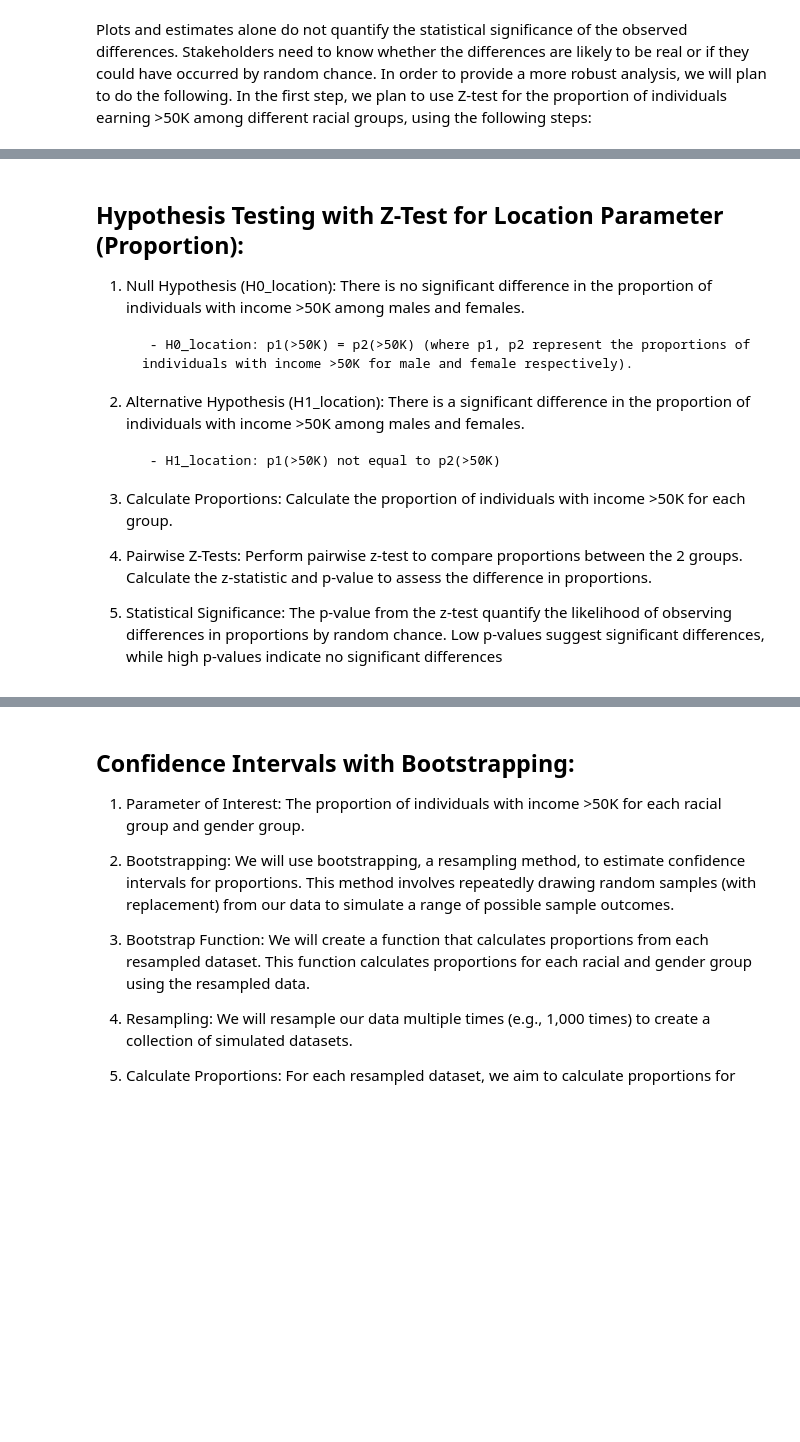
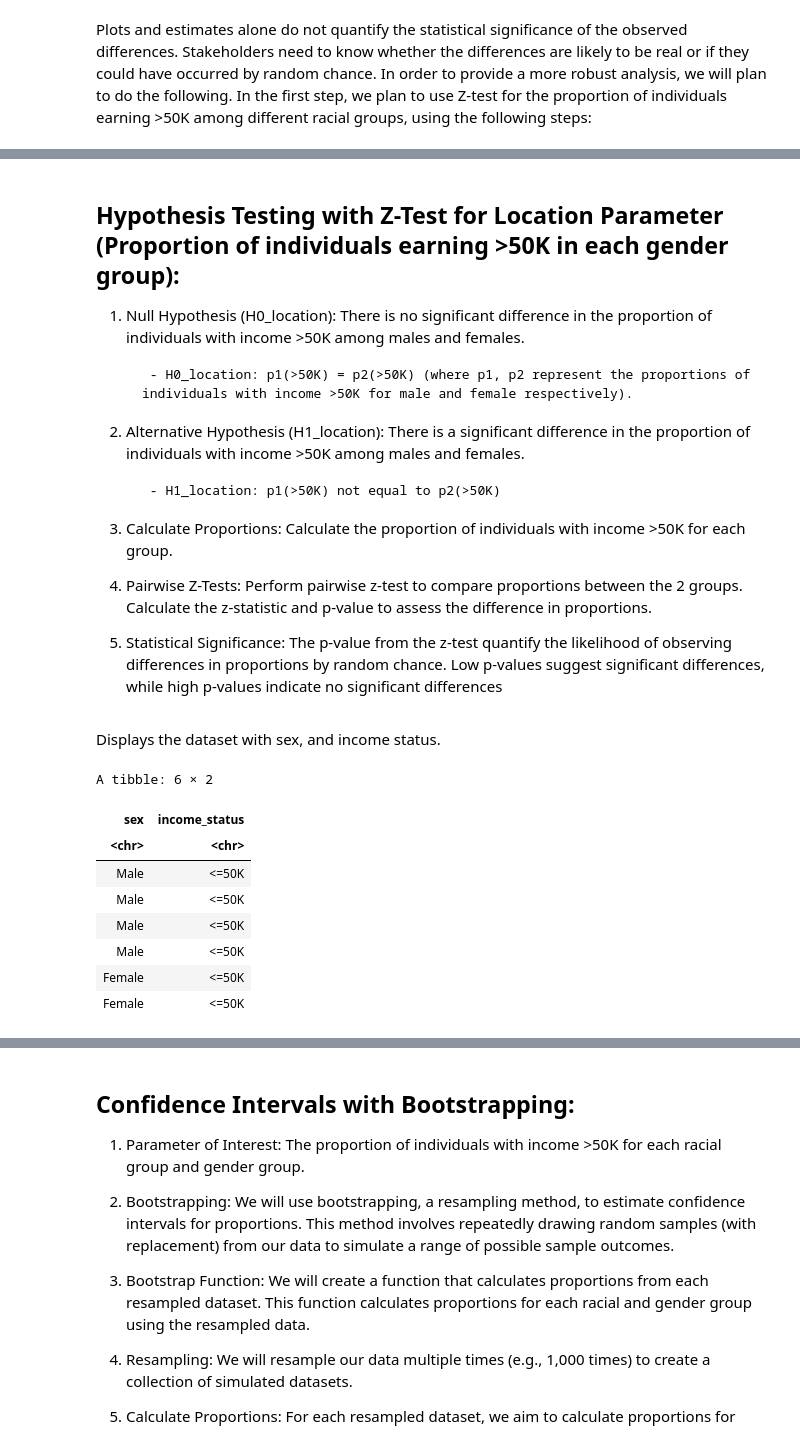
Before and after one commit to Praj-na/stat201-groupproject, a Jupyter notebook: Project-G14.ipynb, the cells around one changed output, grey strips where cells are left out. Saved outputs shown, nothing was run; the diff lists cells and outputs as text; code cells hidden in the pictures; blank space fills up the shorter version.

Commit message:
Hypothesis testing with gender done

```diff
--- a/Project-G14.ipynb
+++ b/Project-G14.ipynb
@@ -173,7 +191,7 @@ In the first step, we plan to use Z-test for the proportion of individuals earni
 
 Our next step would be repeating this process for sex, as our second parameter.
 # %% [markdown]
-## Hypothesis Testing with Z-Test for Location Parameter (Proportion):
+## Hypothesis Testing with Z-Test for Location Parameter (Proportion of individuals earning >50K in each gender group):
 1. Null Hypothesis (H0_location): There is no significant difference in the proportion of individuals with income >50K among males and females.
 
         - H0_location: p1(>50K) = p2(>50K) (where p1, p2 represent the proportions of individuals with income >50K for male and female respectively).
@@ -188,3 +206,20 @@ Our next step would be repeating this process for sex, as our second parameter.
 4. Pairwise Z-Tests: Perform pairwise z-test to compare proportions between the 2 groups. Calculate the z-statistic and p-value to assess the difference in proportions.
 
 5. Statistical Significance: The p-value from the z-test quantify the likelihood of observing differences in proportions by random chance. Low p-values suggest significant differences, while high p-values indicate no significant differences
+# %% [markdown]
+Displays the dataset with sex, and income status.
+# %%
+income_sex <- income %>%
+    select(sex, income_status)
+
+head(income_sex)
+# %% [output]
+A tibble: 6 × 2
+| sex | income_status |
+| <chr> | <chr> |
+| Male | <=50K |
+| Male | <=50K |
+| Male | <=50K |
+| Male | <=50K |
+| Female | <=50K |
+| Female | <=50K |
```
Also changed, not shown: parts of 11 cells of this notebook.
